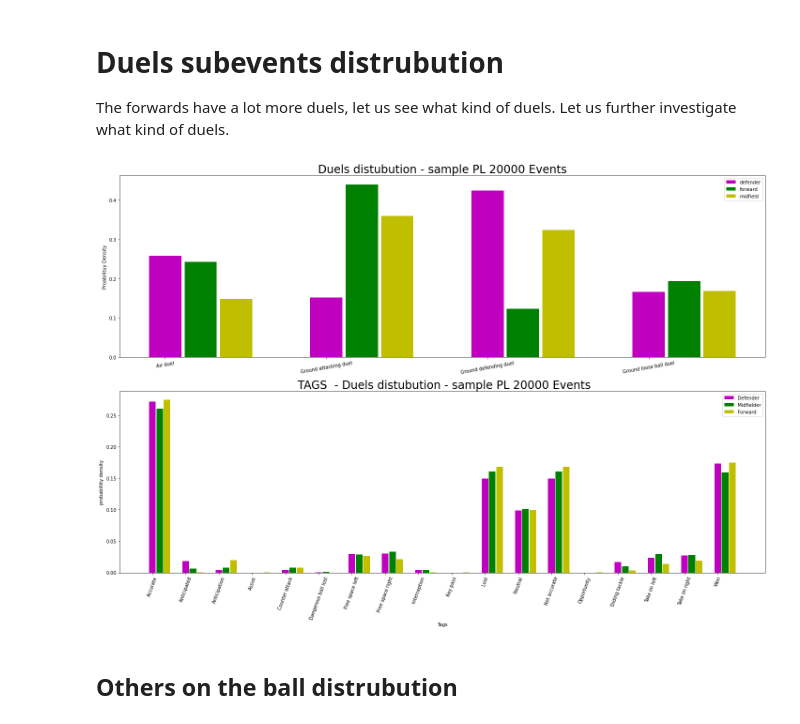
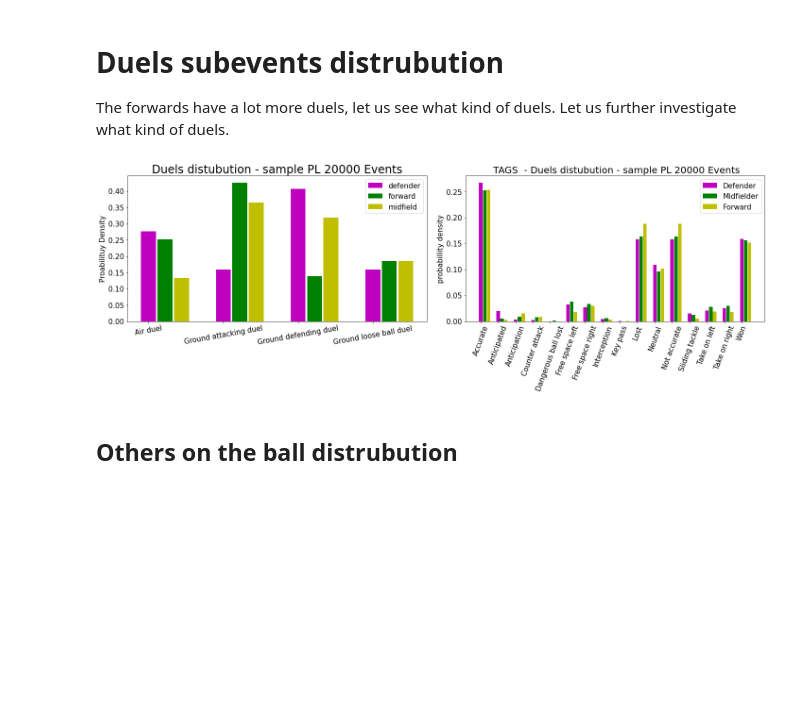
Before and after one commit to dogg3/-new_project, a Jupyter notebook: backend/flaskapp/flask/dataanalysis/Wyscout_events.ipynb, the cells around one changed output. Cells and saved outputs as stored; diff of their text form; code cells hidden in the pictures; blank space fills up the shorter version.

```diff
--- a/backend/flaskapp/flask/dataanalysis/Wyscout_events.ipynb
+++ b/backend/flaskapp/flask/dataanalysis/Wyscout_events.ipynb
@@ -173,0 +155,3 @@ sample_events.reset_index(drop=True)
+# %%
+sample_events = sample_events.set_index("id")
+sample_events
@@ -175,9 +174,9 @@ sample_events.reset_index(drop=True)
 ## Add player position, age and team to sample_events dataframe
 The minimum valueable information to have in the screening about the player is the position, age and team. Therefore we are adding it to our events.
 # %%
- for key, row in sample_events.iterrows():
-        playerId = row['playerId']
-        mask = players['wyId'] == playerId
+#  for key, row in sample_events.iterrows():
+#         playerId = row['playerId']
+#         mask = players['wyId'] == playerId
 
 
 #         #Check so player exists in the preprocessed player dataframe
@@ -200,3 +199,7 @@ The minimum valueable information to have in the screening about the player is t
 #             #player name
 #             player = player['firstName'] +  " " + player['lastName']
 #             sample_events.loc[key, 'player name'] = player.values[0]
+
+sample_events = sample_events.reset_index()
+players = pd.read_pickle(path + '/preprocessed/players.pkl')
+sample_events = players.merge(sample_events, how='right', left_on='wyId', right_on='playerId')
@@ -218,0 +206,4 @@ sample_events
+# %%
+sample_events.columns
+sample_events = sample_events.set_index('id')
+sample_events
@@ -377,7 +385,7 @@ f, freq2 = np.unique(duelsD['subEventName'], return_counts=True)
 m, freq3 = np.unique(duelsM['subEventName'], return_counts=True)
 
 
-fig, (ax1, ax2) = plt.subplots(2,1,figsize=(20,14))
+fig, (ax1,ax2) = plt.subplots(1,2, figsize=(20,7))
 
 
 x = np.arange(len(d))
@@ -389,10 +397,11 @@ ax1.bar(x ,freq2/freq2.sum(), width=.2, color='m', label='defender')
 ax1.bar(x + 0.22 ,freq/freq.sum(), width=.2, color='g', label='forward')
 ax1.bar(x+0.44 ,freq3/freq3.sum(), width=.2, color='y', label='midfield')
 
+ax1.tick_params(axis='both', labelsize=15)
 
-ax1.legend(loc="upper right")
+ax1.legend(loc="upper right", fontsize=15)
 
-ax1.set_ylabel('Proabilituy Density')
+ax1.set_ylabel('Proabilituy Density', fontsize=15)
 ax1.set_label('Events')
 
 
@@ -427,38 +436,39 @@ xlabels= np.unique([x[1] for x in tagDictCount.keys()])
 
 defY = dict.fromkeys(xlabels, 0)
 midY = defY.copy()
 forY = defY.copy()
 
 
 for key in tagDictCount:
     if(key[0] == "Defender"):
         defY[key[1]] = tagDictCount[key]
     elif(key[0] == "Midfielder"):
         midY[key[1]] = tagDictCount[key]
     else:
         forY[key[1]] = tagDictCount[key]
 
 
 # ax2.set_xticks(np.arange(xlabels))
 # ax2.bar(x ,freq2/freq2.sum(), width=.2, color='m', label='defender')
 # ax2.bar(x + 0.22 ,freq/freq.sum(), width=.2, color='g', label='forward')
 # ax2.bar(x+0.44 ,freq3/freq3.sum(), width=.2, color='y', label='midfield')
 
 x = np.arange(len(xlabels))
 
 ax2.bar(x, np.array(list(defY.values())) / sum(list(defY.values())), width=.2, color='m', label='Defender')
 ax2.bar(x + 0.22, np.array(list(midY.values())) / sum(list(midY.values())), width=.2, color='g', label='Midfielder')
 ax2.bar(x + 0.44, np.array(list(forY.values())) / sum(list(forY.values())), width=.2, color='y', label='Forward')
 
-ax2.set_title(' TAGS  - Duels distubution - sample PL '+ str(SAMPLE_SIZE) + ' Events', fontsize=24)
+ax2.set_title(' TAGS  - Duels distubution - sample PL '+ str(SAMPLE_SIZE) + ' Events', fontsize=20)
 ax2.set_xticks(x)
 ax2.set_xticklabels(xlabels, rotation=70)
-ax2.legend(loc="upper right")
-ax2.set_ylabel("probabillity density")
-ax2.set_xlabel("Tags")
+ax2.legend(loc="upper right", fontsize=15)
+ax2.set_ylabel("probabillity density", fontsize=15)
+
+ax2.tick_params(axis='both', labelsize=15)
 plt.tight_layout()
 # %% [output]
-[figure, old version]
+[figure, new version]
 # %% [markdown]
 ## Others on the ball distrubution
 # %%
```
Also changed, not shown: parts of 14 cells of this notebook, 13 other files.
